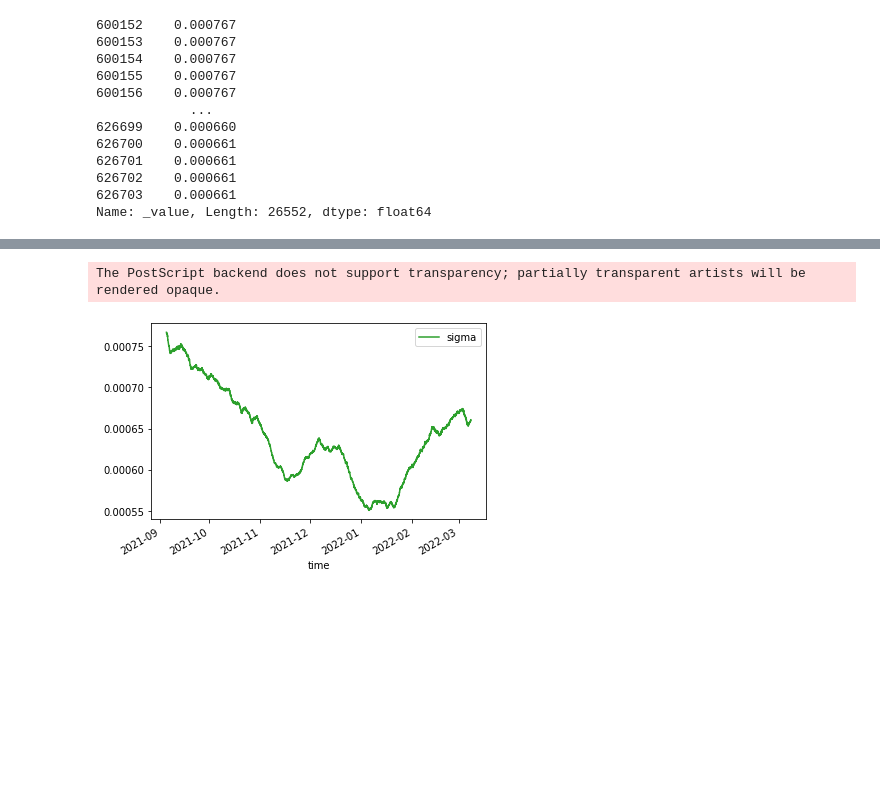
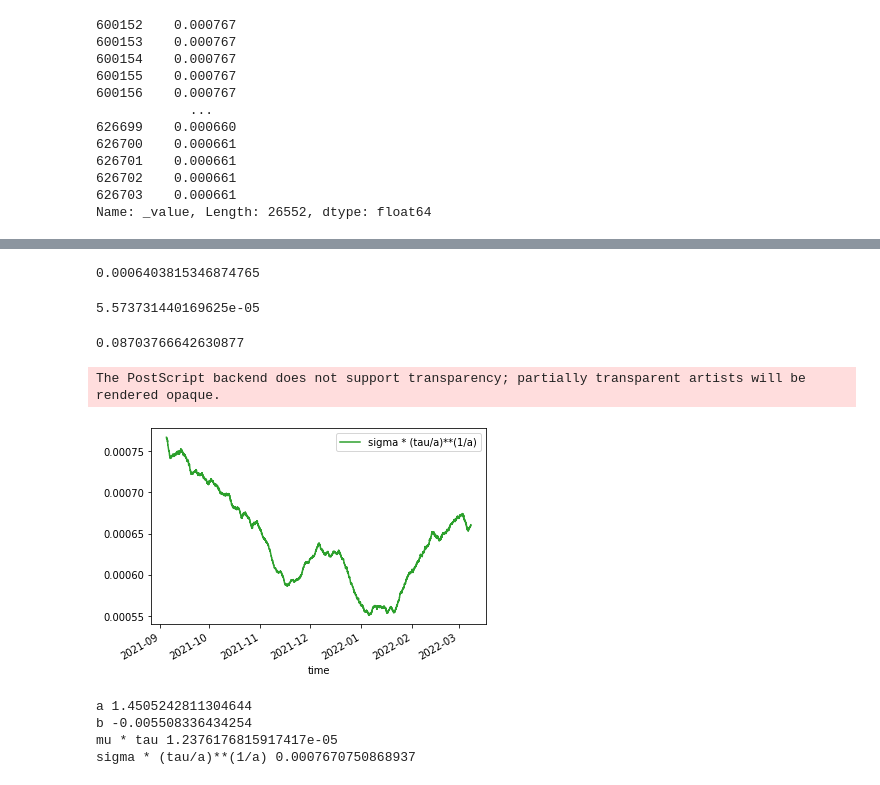
Before and after one commit to overlay-market/overlay-risk, a Jupyter notebook: notebooks/univ3-metrics.ipynb, the cells around one changed output, grey strips where cells are left out. Saved outputs shown, nothing was run; the diff lists cells and outputs as text; code cells hidden in the pictures; blank space fills up the shorter version.

```diff
--- a/notebooks/univ3-metrics.ipynb
+++ b/notebooks/univ3-metrics.ipynb
@@ -337,6 +349,6 @@ The PostScript backend does not support transparency; partially transparent arti
 # %%
 # arrange a separate df for sigma param to create pretty plot
 df_wethusdc_pc1_sigmas = df_wethusdc_pc1[df_wethusdc_pc1['_field'] == 'sigma'].filter(['_time', '_value'])
-df_wethusdc_pc1_sigmas.columns = [ 'time', 'sigma' ]
+df_wethusdc_pc1_sigmas.columns = [ 'time', 'sigma * (tau/a)**(1/a)' ]
 df_wethusdc_pc1_sigmas.set_index('time')
 # %% [output]
@@ -357,8 +384,31 @@ df_wethusdc_pc1_sigmas.set_index('time')
+# %%
+df_wethusdc_pc1_sigmas['sigma * (tau/a)**(1/a)'].mean()
+# %% [output]
+0.0006403815346874765
+# %%
+df_wethusdc_pc1_sigmas['sigma * (tau/a)**(1/a)'].std()
+# %% [output]
+5.573731440169625e-05
+# %%
+df_wethusdc_pc1_sigmas['sigma * (tau/a)**(1/a)'].std() / df_wethusdc_pc1_sigmas['sigma * (tau/a)**(1/a)'].mean()
+# %% [output]
+0.08703766642630877
 # %%
 # save pretty plot for sigma
-df_sigmas_plt = df_wethusdc_pc1_sigmas.plot(x='time', y='sigma', color='tab:green')
+df_sigmas_plt = df_wethusdc_pc1_sigmas.plot(x='time', y='sigma * (tau/a)**(1/a)', color='tab:green')
 df_sigmas_plt.get_figure().savefig('img/pstable-wethusdc-sigma.png')
 df_sigmas_plt.get_figure().savefig('img/pstable-wethusdc-sigma.eps')
 # %% [output]
 The PostScript backend does not support transparency; partially transparent artists will be rendered opaque.
-[figure, old version]
+[figure, new version]
+# %%
+# get September 5 values ...
+print('a', df_wethusdc_pc1_alphas['a'].iloc[0])
+print('b', df_wethusdc_pc1_betas['b'].iloc[0])
+print('mu * tau', df_wethusdc_pc1_mus['mu * tau'].iloc[0])
+print('sigma * (tau/a)**(1/a)', df_wethusdc_pc1_sigmas['sigma * (tau/a)**(1/a)'].iloc[0])
+# %% [output]
+a 1.4505242811304644
+b -0.005508336434254
+mu * tau 1.2376176815917417e-05
+sigma * (tau/a)**(1/a) 0.0007670750868937
```
Also changed, not shown: parts of 11 cells of this notebook, 10 other files.
